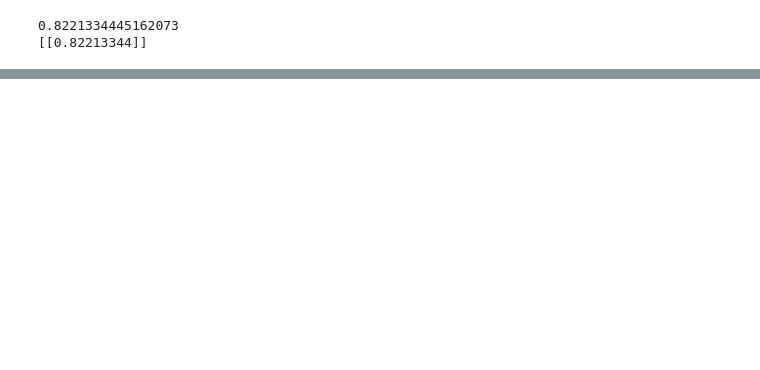
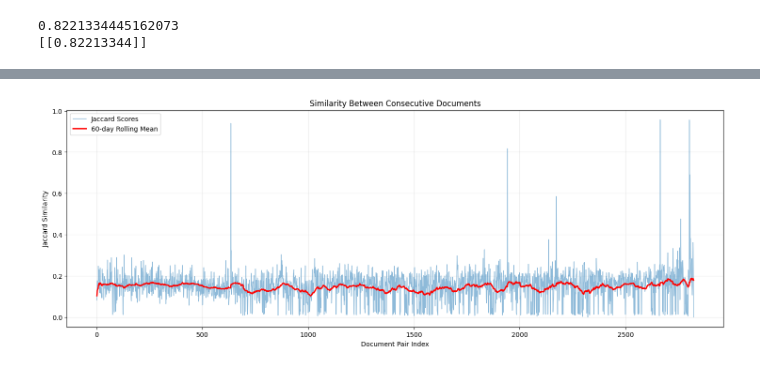
Before and after one commit to emschutt/Applied-Data-Science-Classes, a Jupyter notebook: Web Scrapping/class04.ipynb, the cells around one changed output, grey strips where cells are left out. Saved outputs shown, nothing was run; the diff lists cells and outputs as text; code cells hidden in the pictures; blank space fills up the shorter version.

```diff
--- a/Web Scrapping/class04.ipynb
+++ b/Web Scrapping/class04.ipynb
@@ -84,0 +86,27 @@ print(cosine_similarity(X[0].toarray(), X[1].toarray()))
+# %%
+def jaccard_score(arr1, arr2):
+    numerator = np.sum((arr1.toarray() >0) & (arr2.toarray() > 0))
+    denominator = np.sum((arr1.toarray() > 0) | (arr2.toarray() > 0))
+
+    jaccard = numerator / denominator
+
+    return jaccard
+
+results = [jaccard_score(X[i], X[i+1]).item() for i in range(X.shape[0] -1)]
+
+results = results +[0]
+# %%
+rolling_mean = pd.Series(results).rolling(window=60, min_periods=2).mean()
+
+
+plt.figure(figsize=(18, 6))
+plt.plot(results, alpha=0.5, label='Jaccard Scores', linewidth=1)
+plt.plot(rolling_mean, label='60-day Rolling Mean', linewidth=2, color='red')
+plt.xlabel('Document Pair Index')
+plt.ylabel('Jaccard Similarity')
+plt.title('Similarity Between Consecutive Documents')
+plt.legend()
+plt.grid(True, alpha=0.3)
+plt.show()
+# %% [output]
+[figure, added]
```
Also changed, not shown: parts of 5 cells of this notebook.
